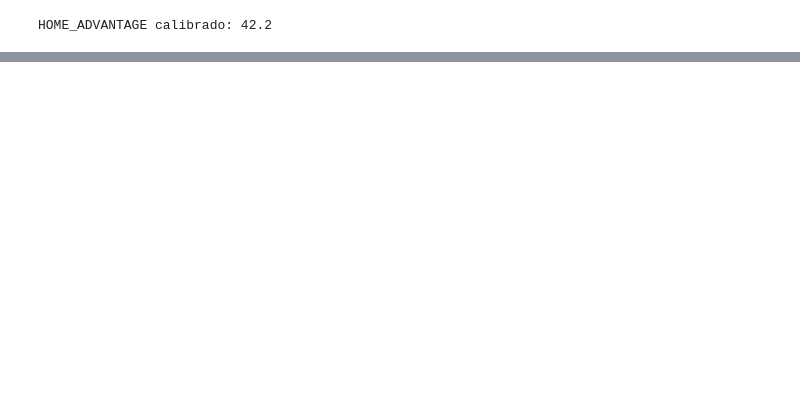
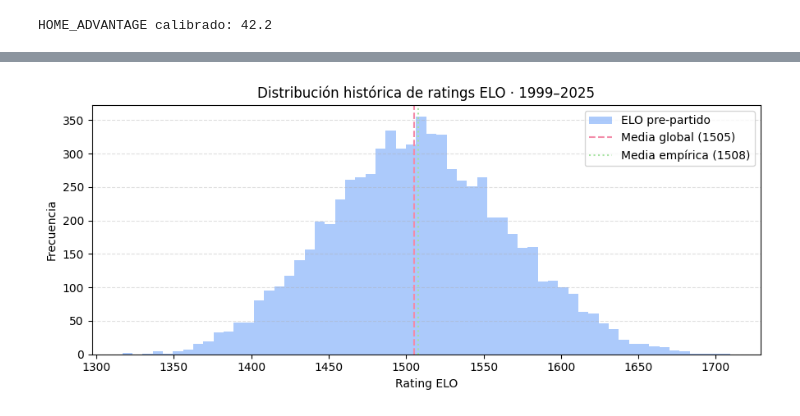
Before and after one commit to sebastianBP26/nfl_probability_engine, a Jupyter notebook: Notebooks/02_elo_system.ipynb, the cells around one changed output, grey strips where cells are left out. Saved outputs shown, nothing was run; the diff lists cells and outputs as text; code cells hidden in the pictures; blank space fills up the shorter version.

```diff
--- a/Notebooks/02_elo_system.ipynb
+++ b/Notebooks/02_elo_system.ipynb
@@ -313,0 +695,21 @@ print(sb_games[['season', 'winner_elo_pre', 'loser_elo_pre', 'p_home']].to_strin
+# %%
+fig, ax = plt.subplots(figsize=(9, 4))
+
+ax.hist(history_df['elo_home_pre'], bins=60,
+        color='#89b4fa', alpha=0.7, label='ELO pre-partido')
+ax.axvline(1505, color='#f38ba8', linestyle='--',
+           linewidth=1.5, label='Media global (1505)')
+ax.axvline(history_df['elo_home_pre'].mean(), color='#a6e3a1',
+           linestyle=':', linewidth=1.5,
+           label=f"Media empírica ({history_df['elo_home_pre'].mean():.0f})")
+
+ax.set_xlabel('Rating ELO')
+ax.set_ylabel('Frecuencia')
+ax.set_title('Distribución histórica de ratings ELO · 1999–2025')
+ax.legend()
+ax.grid(axis='y', linestyle='--', alpha=0.4)
+
+plt.tight_layout()
+plt.show()
+# %% [output]
+[figure, added]
```
Also changed, not shown: parts of 24 cells of this notebook.
